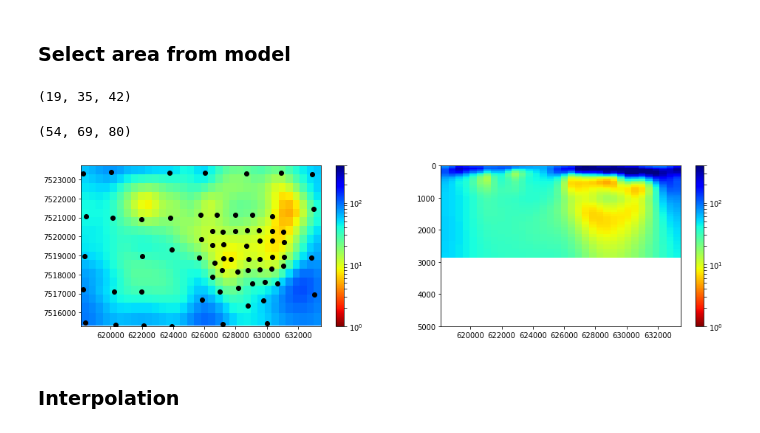
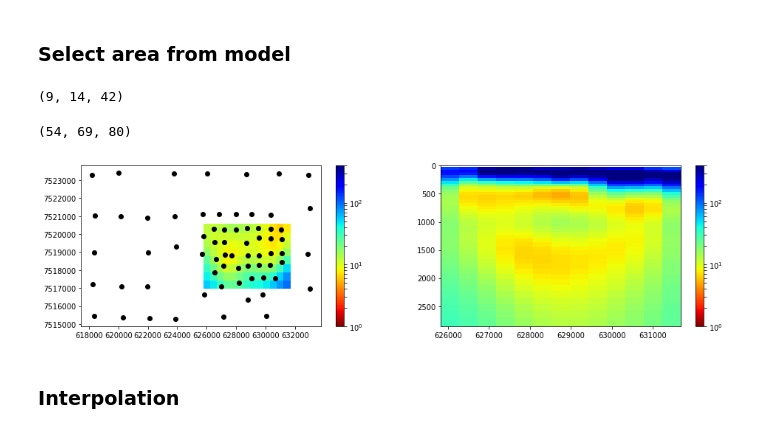
Before and after one commit to florasolon/interpolation_misc, a Jupyter notebook: Interpolate-modem-model.ipynb, the cells around one changed output. Cells and saved outputs as stored; diff of their text form; code cells hidden in the pictures.

```diff
--- a/Interpolate-modem-model.ipynb
+++ b/Interpolate-modem-model.ipynb
@@ -75,31 +74,31 @@ for j in range(len(cty)):
 # %% [markdown]
 ### Select area from model
 # %%
+# #north
+# xmin = 7515000.
+# xmax = 7524000.
+# #east
+# ymin = 618000.
+# ymax = 634000.
+
+# zmin = 0.
+# zmax = 3000.
+
 #north
-xmin = 7515000.
-xmax = 7524000.
+xmin = 7517000.
+xmax = 7521000.
 #east
-ymin = 618000.
-ymax = 634000.
+ymin = 626000.
+ymax = 632000.
 
 zmin = 0.
 zmax = 3000.
-
-# #east
-# xmin = -22.48
-# xmax = -22.35
-# #north
-# ymin = -67.85
-# ymax = -67.70
-
-# zmin = 0.
-# zmax = 5000.
 # %%
 x1,y1,z1,x,y,z,rho_n = mf.select_area(xmin,xmax,ymin,ymax,zmin,zmax,ctx,cty,ctz,rho)
 # %%
 print(rho_n.shape)
 # %% [output]
-(19, 35, 42)
+(9, 14, 42)
 # %%
 print(rho.shape)
 # %% [output]
@@ -126,24 +125,26 @@ for j in range(len(lat)):
 # %%
 cmap = plt.cm.jet
 cmap_r = mf.reverse_colourmap(cmap)
 
 model = (np.e**rho_n)
 z_plot = np.argmin(np.abs(z-1250))
 x_plot = np.argmin(np.abs(x-7519000))
 
 plt.figure(figsize=(16,4))
 
 plt.subplot(1,2,1)
 plt.pcolor(mx,my,model[:,:,z_plot],cmap=cmap_r,norm = LogNorm(vmin=1, vmax=400))
 plt.plot(Xla,Ylon,'ko')
+#plt.plot(x1,y1,'ko')
+#plt.plot(x0,y0,'ro')
 plt.colorbar()
 
 plt.subplot(1,2,2)
 plt.pcolor(my1,mx1,model[x_plot,:,:],cmap=cmap_r,norm = LogNorm(vmin=1, vmax=400))
-plt.ylim(5000,0)
+plt.ylim(np.max(z),0)
 plt.colorbar()
 plt.show()
 # %% [output]
-[figure, old version]
+[figure, new version]
 # %% [markdown]
 ### Interpolation
```
Also changed, not shown: parts of 12 cells of this notebook, 1 other file.
